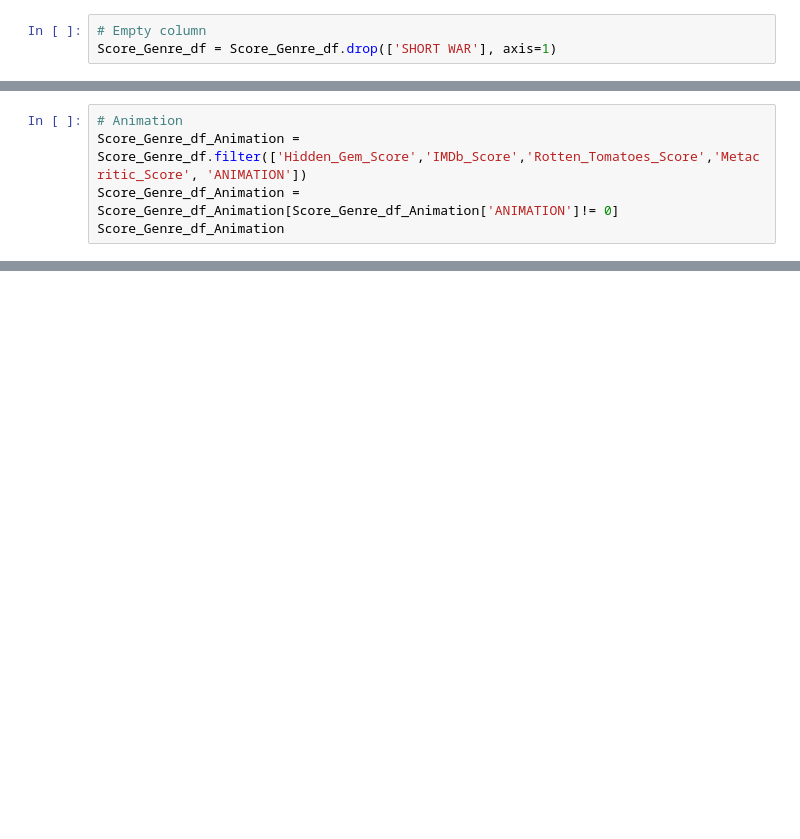
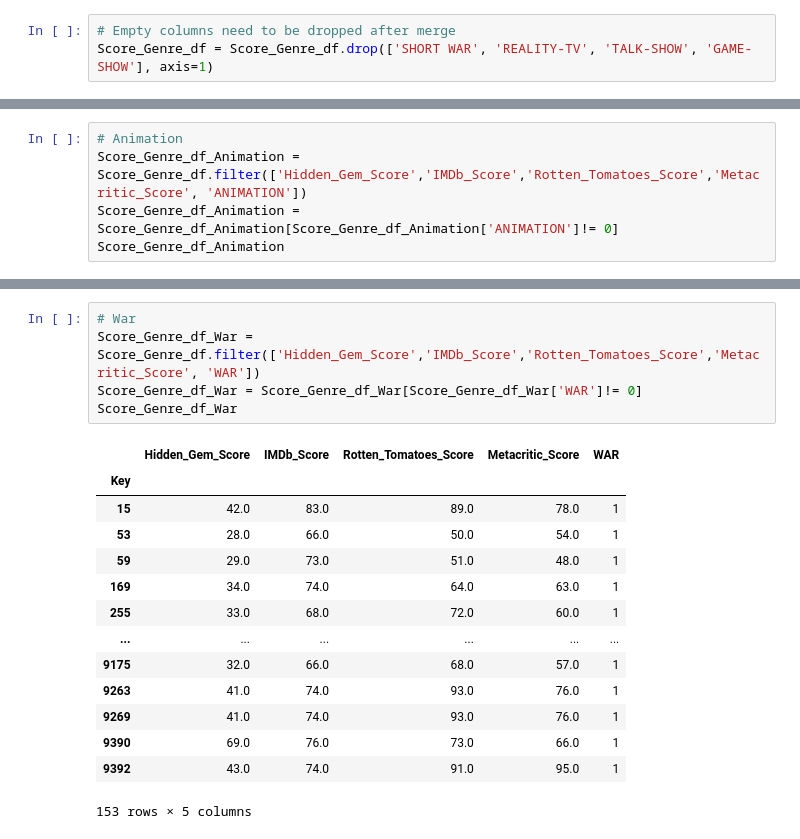
Before and after one commit to Cyber-Wolfe/Netflix_and_Analyze, a Jupyter notebook: Jupyter Notebooks/Machine-Learning/DataFrames_by_genre.ipynb, the cells around one changed output, grey strips where cells are left out. Saved outputs shown, nothing was run; the diff lists cells and outputs as text; blank space fills up the shorter version.

```diff
--- a/Jupyter Notebooks/Machine-Learning/DataFrames_by_genre.ipynb
+++ b/Jupyter Notebooks/Machine-Learning/DataFrames_by_genre.ipynb
@@ -28,4 +22,4 @@ Score_Genre_df
-# %%
-# Empty column
-Score_Genre_df = Score_Genre_df.drop(['SHORT WAR'], axis=1)
+# %%
+# Empty columns need to be dropped after merge
+Score_Genre_df = Score_Genre_df.drop(['SHORT WAR', 'REALITY-TV', 'TALK-SHOW', 'GAME-SHOW'], axis=1)
 # %%
@@ -181,0 +148,20 @@ Score_Genre_df_Horror
+# %%
+# War
+Score_Genre_df_War = Score_Genre_df.filter(['Hidden_Gem_Score','IMDb_Score','Rotten_Tomatoes_Score','Metacritic_Score', 'WAR'])
+Score_Genre_df_War = Score_Genre_df_War[Score_Genre_df_War['WAR']!= 0]
+Score_Genre_df_War
+# %% [output]
+|  | Hidden_Gem_Score | IMDb_Score | Rotten_Tomatoes_Score | Metacritic_Score | WAR |
+| Key |  |  |  |  |  |
+| 15 | 42.0 | 83.0 | 89.0 | 78.0 | 1 |
+| 53 | 28.0 | 66.0 | 50.0 | 54.0 | 1 |
+| 59 | 29.0 | 73.0 | 51.0 | 48.0 | 1 |
+| 169 | 34.0 | 74.0 | 64.0 | 63.0 | 1 |
+| 255 | 33.0 | 68.0 | 72.0 | 60.0 | 1 |
+| ... | ... | ... | ... | ... | ... |
+| 9175 | 32.0 | 66.0 | 68.0 | 57.0 | 1 |
+| 9263 | 41.0 | 74.0 | 93.0 | 76.0 | 1 |
+| 9269 | 41.0 | 74.0 | 93.0 | 76.0 | 1 |
+| 9390 | 69.0 | 76.0 | 73.0 | 66.0 | 1 |
+| 9392 | 43.0 | 74.0 | 91.0 | 95.0 | 1 |
+153 rows × 5 columns
```
Also changed, not shown: parts of 22 cells of this notebook.
